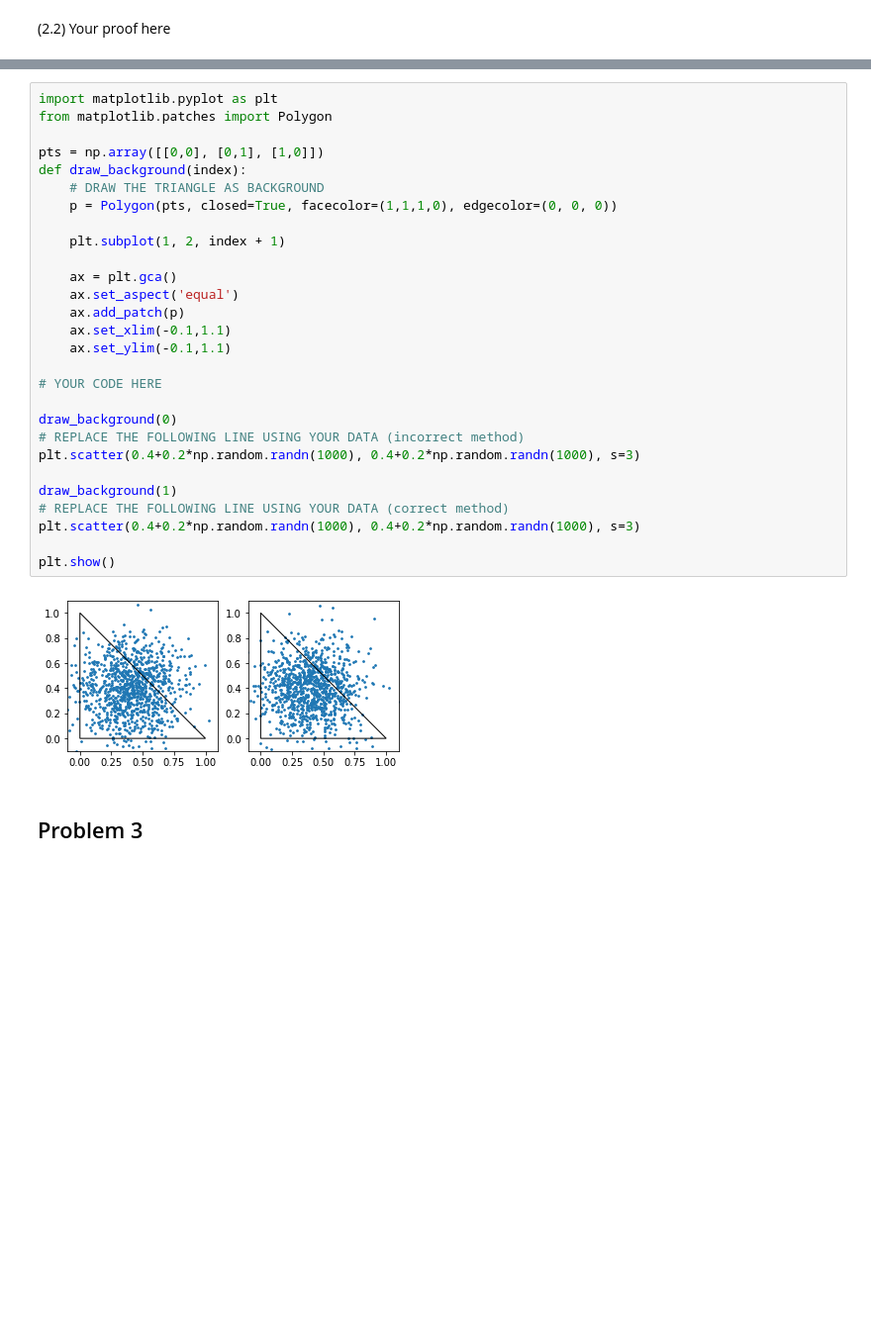
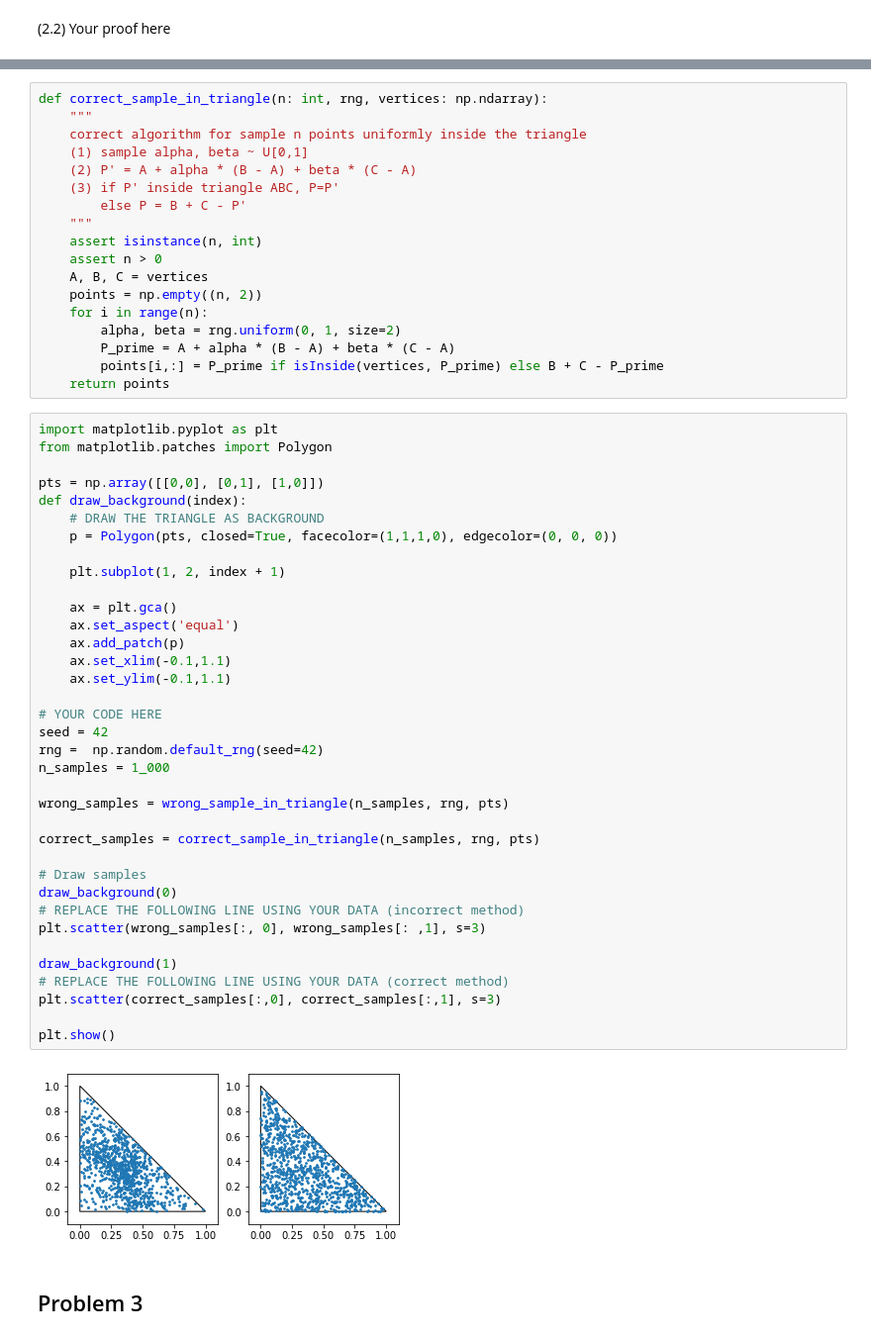
Before and after one commit to yifanwu2828/ML-Meets-Geometry, a Jupyter notebook: cse291/HW0/HW0.ipynb, the cells around one changed output, grey strips where cells are left out. Shown: that part at 99% size. Saved outputs shown, nothing was run; the diff lists cells and outputs as text; blank space fills up the shorter version.

```diff
--- a/cse291/HW0/HW0.ipynb
+++ b/cse291/HW0/HW0.ipynb
@@ -78,33 +131,59 @@ optimal value 17.22012713194459
+# %%
+def correct_sample_in_triangle(n: int, rng, vertices: np.ndarray):
+    """
+    correct algorithm for sample n points uniformly inside the triangle
+    (1) sample alpha, beta ~ U[0,1]
+    (2) P' = A + alpha * (B - A) + beta * (C - A)
+    (3) if P' inside triangle ABC, P=P'
+        else P = B + C - P'
+    """
+    assert isinstance(n, int)
+    assert n > 0
+    A, B, C = vertices
+    points = np.empty((n, 2))
+    for i in range(n):
+        alpha, beta = rng.uniform(0, 1, size=2)
+        P_prime = A + alpha * (B - A) + beta * (C - A)
+        points[i,:] = P_prime if isInside(vertices, P_prime) else B + C - P_prime
+    return points
 # %%
 import matplotlib.pyplot as plt
 from matplotlib.patches import Polygon
 
 pts = np.array([[0,0], [0,1], [1,0]])
 def draw_background(index):
     # DRAW THE TRIANGLE AS BACKGROUND
     p = Polygon(pts, closed=True, facecolor=(1,1,1,0), edgecolor=(0, 0, 0))
 
     plt.subplot(1, 2, index + 1)
 
     ax = plt.gca()
     ax.set_aspect('equal')
     ax.add_patch(p)
     ax.set_xlim(-0.1,1.1)
     ax.set_ylim(-0.1,1.1)
 
 # YOUR CODE HERE
+seed = 42
+rng =  np.random.default_rng(seed=42)
+n_samples = 1_000
 
+wrong_samples = wrong_sample_in_triangle(n_samples, rng, pts)
+
+correct_samples = correct_sample_in_triangle(n_samples, rng, pts)
+
+# Draw samples
 draw_background(0)
 # REPLACE THE FOLLOWING LINE USING YOUR DATA (incorrect method)
-plt.scatter(0.4+0.2*np.random.randn(1000), 0.4+0.2*np.random.randn(1000), s=3)
+plt.scatter(wrong_samples[:, 0], wrong_samples[: ,1], s=3)
 
 draw_background(1)
 # REPLACE THE FOLLOWING LINE USING YOUR DATA (correct method)
-plt.scatter(0.4+0.2*np.random.randn(1000), 0.4+0.2*np.random.randn(1000), s=3)
+plt.scatter(correct_samples[:,0], correct_samples[:,1], s=3)
 
 plt.show()
 # %% [output]
-[figure, old version]
+[figure, new version]
 # %% [markdown]
 ## Problem 3
 # %%
```
Also changed, not shown: parts of 3 cells of this notebook, 9 other files.
